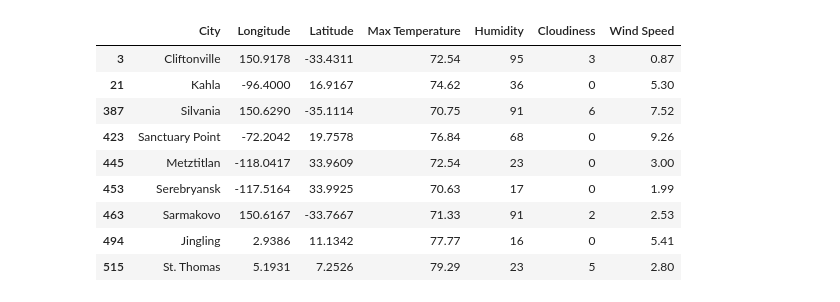
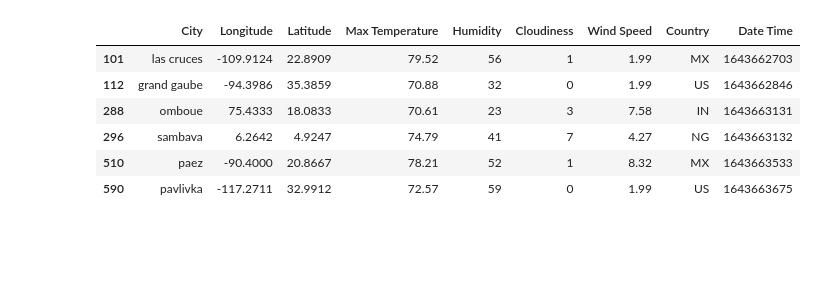
Before and after one commit to jackfarnsworth/python-api-challenge, a Jupyter notebook: WeatherPy/VacationPy.ipynb, the cells around one changed output. Saved outputs shown, nothing was run; the diff lists cells and outputs as text; code cells hidden in the pictures; blank space fills up the shorter version.

```diff
--- a/WeatherPy/VacationPy.ipynb
+++ b/WeatherPy/VacationPy.ipynb
@@ -11,6 +11,6 @@ from pprint import pprint
 # Configure gmaps
 gmaps.configure(api_key=g_key)
 # %%
-cw_df = pd.read_csv('resources/City_Weather.csv')
+cw_df = pd.read_csv('output_data/cities.csv')
 cw_df.head()
 # %% [output]
@@ -34,19 +50,17 @@ fig
 # %%
 good_df = cw_df.loc[(cw_df['Max Temperature'] > 70) & (cw_df['Max Temperature'] < 80) \
                                           & (cw_df['Wind Speed'] < 10) \
-                                          & (cw_df['Cloudiness'] < 10)]
+                                          & (cw_df['Cloudiness'] < 10) \
+                                          & (cw_df['Humidity'] < 60)]
 good_df
 # %% [output]
-|  | City | Longitude | Latitude | Max Temperature | Humidity | Cloudiness | Wind Speed |
-| 3 | Cliftonville | 150.9178 | -33.4311 | 72.54 | 95 | 3 | 0.87 |
-| 21 | Kahla | -96.4000 | 16.9167 | 74.62 | 36 | 0 | 5.30 |
-| 387 | Silvania | 150.6290 | -35.1114 | 70.75 | 91 | 6 | 7.52 |
-| 423 | Sanctuary Point | -72.2042 | 19.7578 | 76.84 | 68 | 0 | 9.26 |
-| 445 | Metztitlan | -118.0417 | 33.9609 | 72.54 | 23 | 0 | 3.00 |
-| 453 | Serebryansk | -117.5164 | 33.9925 | 70.63 | 17 | 0 | 1.99 |
-| 463 | Sarmakovo | 150.6167 | -33.7667 | 71.33 | 91 | 2 | 2.53 |
-| 494 | Jingling | 2.9386 | 11.1342 | 77.77 | 16 | 0 | 5.41 |
-| 515 | St. Thomas | 5.1931 | 7.2526 | 79.29 | 23 | 5 | 2.80 |
+|  | City | Longitude | Latitude | Max Temperature | Humidity | Cloudiness | Wind Speed | Country | Date Time |
+| 101 | las cruces | -109.9124 | 22.8909 | 79.52 | 56 | 1 | 1.99 | MX | 1643662703 |
+| 112 | grand gaube | -94.3986 | 35.3859 | 70.88 | 32 | 0 | 1.99 | US | 1643662846 |
+| 288 | omboue | 75.4333 | 18.0833 | 70.61 | 23 | 3 | 7.58 | IN | 1643663131 |
+| 296 | sambava | 6.2642 | 4.9247 | 74.79 | 41 | 7 | 4.27 | NG | 1643663132 |
+| 510 | paez | -90.4000 | 20.8667 | 78.21 | 52 | 1 | 8.32 | MX | 1643663533 |
+| 590 | pavlivka | -117.2711 | 32.9912 | 72.57 | 59 | 0 | 1.99 | US | 1643663675 |
 # %%
 base_url = "https://maps.googleapis.com/maps/api/place/nearbysearch/json"
 params = {
```
Also changed, not shown: parts of 6 cells of this notebook, 10 other files.
